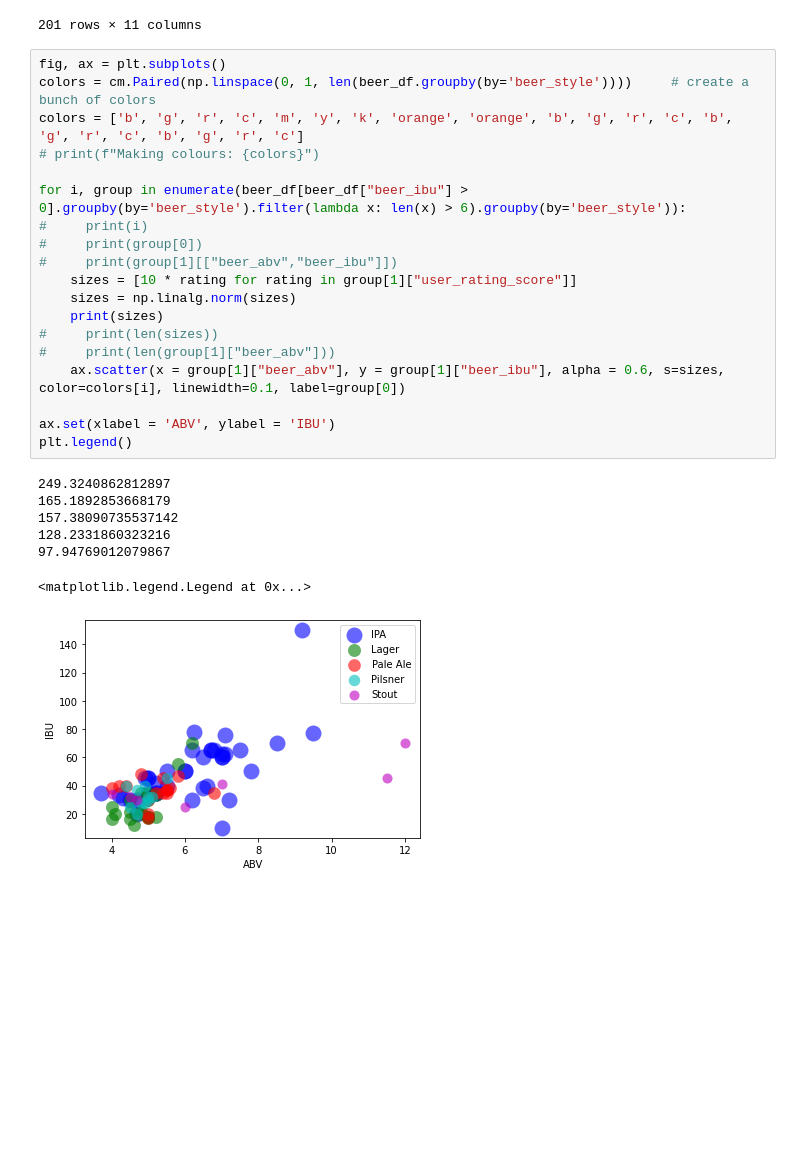
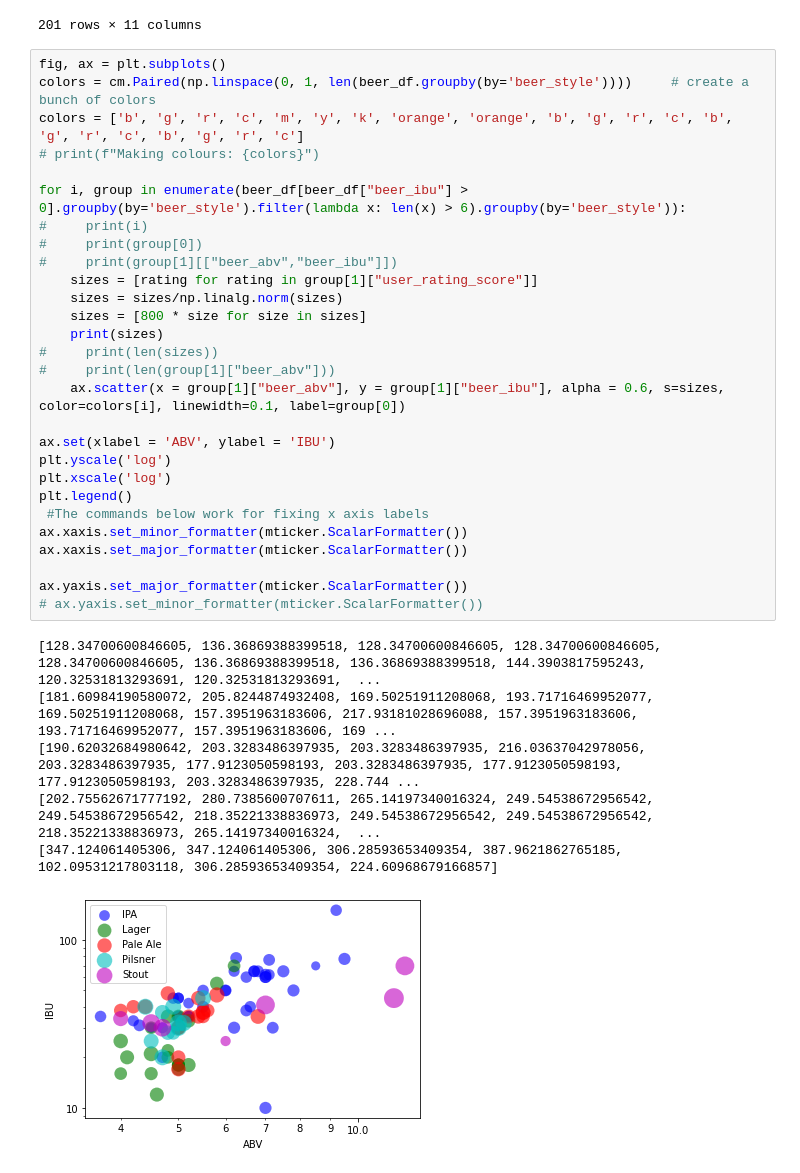
Before and after one commit to conorhamill36/beer, a Jupyter notebook: beer.ipynb, the cells around one changed output. Saved outputs shown, nothing was run; the diff lists cells and outputs as text; blank space fills up the shorter version.

```diff
--- a/beer.ipynb
+++ b/beer.ipynb
@@ -416,27 +422,35 @@ beer_df.groupby(by='beer_style').filter(lambda x: len(x) > 2)
 # %%
 fig, ax = plt.subplots()
 colors = cm.Paired(np.linspace(0, 1, len(beer_df.groupby(by='beer_style'))))     # create a bunch of colors
 colors = ['b', 'g', 'r', 'c', 'm', 'y', 'k', 'orange', 'orange', 'b', 'g', 'r', 'c', 'b', 'g', 'r', 'c', 'b', 'g', 'r', 'c']
 # print(f"Making colours: {colors}")
 
 for i, group in enumerate(beer_df[beer_df["beer_ibu"] > 0].groupby(by='beer_style').filter(lambda x: len(x) > 6).groupby(by='beer_style')):
 #     print(i)
 #     print(group[0])
 #     print(group[1][["beer_abv","beer_ibu"]])
-    sizes = [10 * rating for rating in group[1]["user_rating_score"]]
-    sizes = np.linalg.norm(sizes)
+    sizes = [rating for rating in group[1]["user_rating_score"]]
+    sizes = sizes/np.linalg.norm(sizes)
+    sizes = [800 * size for size in sizes]
     print(sizes)
 #     print(len(sizes))
 #     print(len(group[1]["beer_abv"]))
     ax.scatter(x = group[1]["beer_abv"], y = group[1]["beer_ibu"], alpha = 0.6, s=sizes, color=colors[i], linewidth=0.1, label=group[0])
 
 ax.set(xlabel = 'ABV', ylabel = 'IBU')
+plt.yscale('log')
+plt.xscale('log')
 plt.legend()
+ #The commands below work for fixing x axis labels
+ax.xaxis.set_minor_formatter(mticker.ScalarFormatter())
+ax.xaxis.set_major_formatter(mticker.ScalarFormatter())
+
+ax.yaxis.set_major_formatter(mticker.ScalarFormatter())
+# ax.yaxis.set_minor_formatter(mticker.ScalarFormatter())
 # %% [output]
-249.3240862812897
-165.1892853668179
-157.38090735537142
-128.2331860323216
-97.94769012079867
+[128.34700600846605, 136.36869388399518, 128.34700600846605, 128.34700600846605, 128.34700600846605, 136.36869388399518, 136.36869388399518, 144.3903817595243, 120.32531813293691, 120.32531813293691,  ...
+[181.60984190580072, 205.8244874932408, 169.50251911208068, 193.71716469952077, 169.50251911208068, 157.3951963183606, 217.93181028696088, 157.3951963183606, 193.71716469952077, 157.3951963183606, 169 ...
+[190.62032684980642, 203.3283486397935, 203.3283486397935, 216.03637042978056, 203.3283486397935, 177.9123050598193, 203.3283486397935, 177.9123050598193, 177.9123050598193, 203.3283486397935, 228.744 ...
+[202.75562671777192, 280.7385600707611, 265.14197340016324, 249.54538672956542, 249.54538672956542, 218.35221338836973, 249.54538672956542, 249.54538672956542, 218.35221338836973, 265.14197340016324,  ...
+[347.124061405306, 347.124061405306, 306.28593653409354, 387.9621862765185, 102.09531217803118, 306.28593653409354, 224.60968679166857]
-<matplotlib.legend.Legend at 0x...>
-[figure, old version]
+[figure, new version]
```
Also changed, not shown: parts of 8 cells of this notebook.
